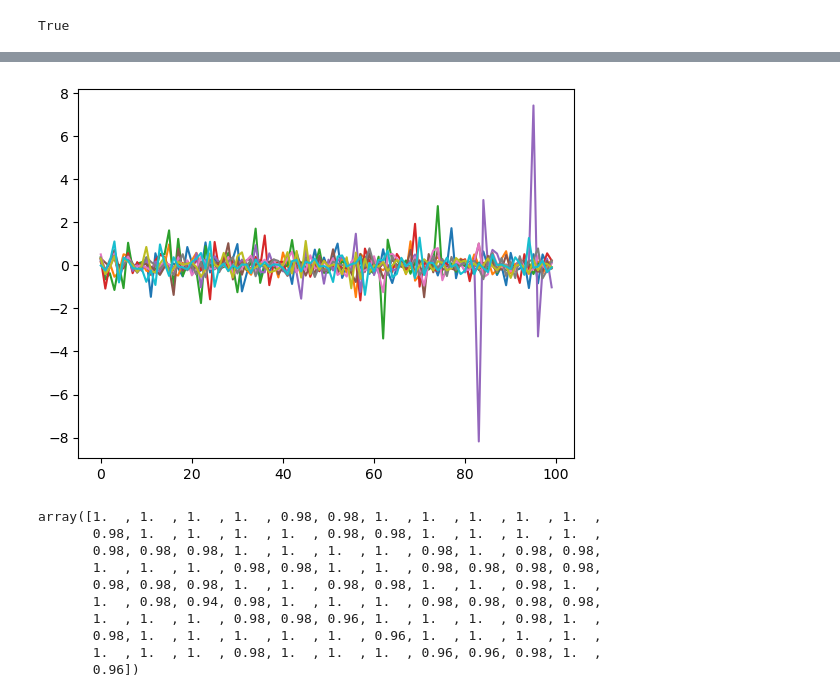
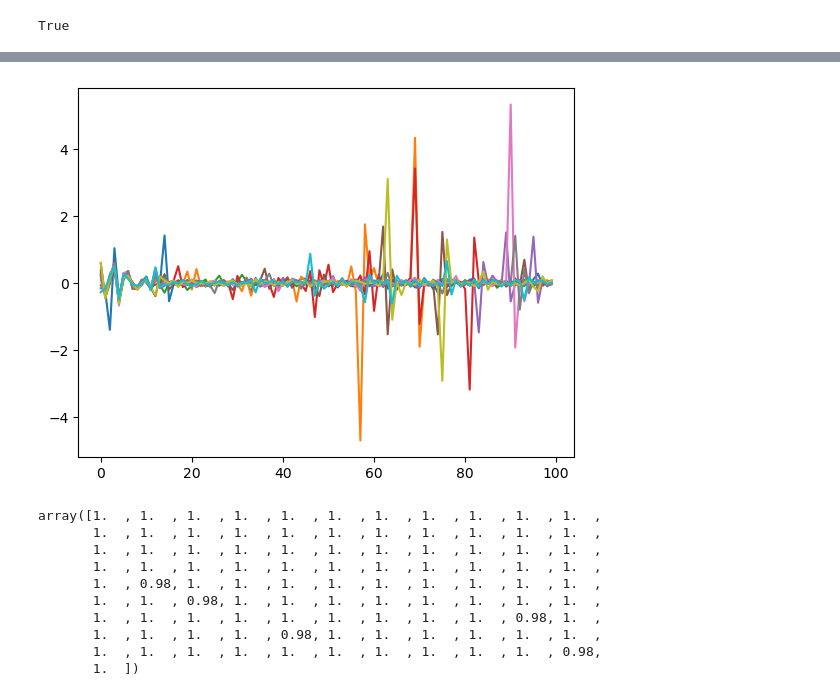
Before and after one commit to Knxd3/ARIMA-Time-Series-w-Simulation, a Jupyter notebook: TimeSeriesArima.ipynb, the cells around one changed output, grey strips where cells are left out. Cells and saved outputs as stored; diff of their text form; code cells hidden in the pictures.

```diff
--- a/TimeSeriesArima.ipynb
+++ b/TimeSeriesArima.ipynb
@@ -453,23 +474,26 @@ Warnings:
 # %%
 # skewnormal: a
 # gamma: a | scale
 # lognormal: s | scale
-fcsts_arma = ts_analyser.n_forecasts_arma(n_sim=50, n_periods = 100, plot_sample = True, innov_dist='lognormal', innov_params={'s':1, 'scale':20})
+n_sims = 50
+fcsts_arma = ts_analyser.n_forecasts_arma(n_sim=n_sims, n_periods = 100, plot_sample = True, innov_dist='lognormal', innov_params={'s':2, 'scale':10})
 # %% [output]
-[figure, old version]
+[figure, new version]
 # %%
-ts_analyser.exceedance_prob(forecasts=fcsts_arma, threshold=0.95)
+# per period p(H=h)
+freq = ts_analyser.prob_exceed(forecasts=fcsts_arma, threshold=-2, threshold_is_percentile=False)
+freq
 # %% [output]
-array([1.  , 1.  , 1.  , 1.  , 0.98, 0.98, 1.  , 1.  , 1.  , 1.  , 1.  ,
-       0.98, 1.  , 1.  , 1.  , 1.  , 0.98, 0.98, 1.  , 1.  , 1.  , 1.  ,
-       0.98, 0.98, 0.98, 1.  , 1.  , 1.  , 1.  , 0.98, 1.  , 0.98, 0.98,
-       1.  , 1.  , 1.  , 0.98, 0.98, 1.  , 1.  , 0.98, 0.98, 0.98, 0.98,
-       0.98, 0.98, 0.98, 1.  , 1.  , 0.98, 0.98, 1.  , 1.  , 0.98, 1.  ,
-       1.  , 0.98, 0.94, 0.98, 1.  , 1.  , 1.  , 0.98, 0.98, 0.98, 0.98,
-       1.  , 1.  , 1.  , 0.98, 0.98, 0.96, 1.  , 1.  , 1.  , 0.98, 1.  ,
-       0.98, 1.  , 1.  , 1.  , 1.  , 1.  , 0.96, 1.  , 1.  , 1.  , 1.  ,
-       1.  , 1.  , 1.  , 0.98, 1.  , 1.  , 1.  , 0.96, 0.96, 0.98, 1.  ,
-       0.96])
+array([1.  , 1.  , 1.  , 1.  , 1.  , 1.  , 1.  , 1.  , 1.  , 1.  , 1.  ,
+       1.  , 1.  , 1.  , 1.  , 1.  , 1.  , 1.  , 1.  , 1.  , 1.  , 1.  ,
+       1.  , 1.  , 1.  , 1.  , 1.  , 1.  , 1.  , 1.  , 1.  , 1.  , 1.  ,
+       1.  , 1.  , 1.  , 1.  , 1.  , 1.  , 1.  , 1.  , 1.  , 1.  , 1.  ,
+       1.  , 0.98, 1.  , 1.  , 1.  , 1.  , 1.  , 1.  , 1.  , 1.  , 1.  ,
+       1.  , 1.  , 0.98, 1.  , 1.  , 1.  , 1.  , 1.  , 1.  , 1.  , 1.  ,
+       1.  , 1.  , 1.  , 1.  , 1.  , 1.  , 1.  , 1.  , 1.  , 0.98, 1.  ,
+       1.  , 1.  , 1.  , 1.  , 0.98, 1.  , 1.  , 1.  , 1.  , 1.  , 1.  ,
+       1.  , 1.  , 1.  , 1.  , 1.  , 1.  , 1.  , 1.  , 1.  , 1.  , 0.98,
+       1.  ])
 # %%
 levels = ts_analyser.integrate_forecasts(forecasts=fcsts_arma, original_series=co2.co2, d=1,seasonal_period=12,D=1)
 ts_analyser.plot_forecasts(forecasts = levels)
```
Also changed, not shown: parts of 4 cells of this notebook.
